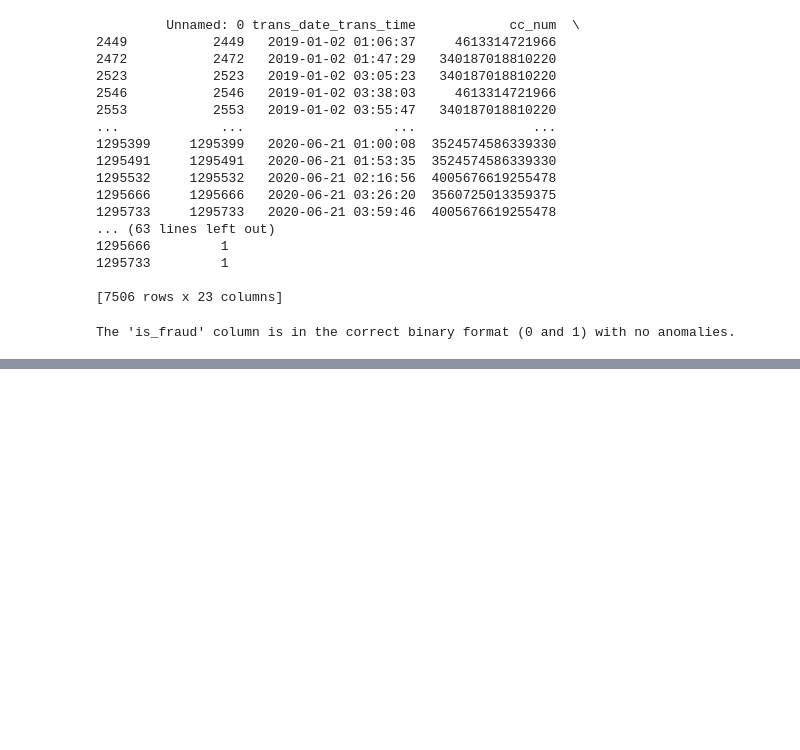
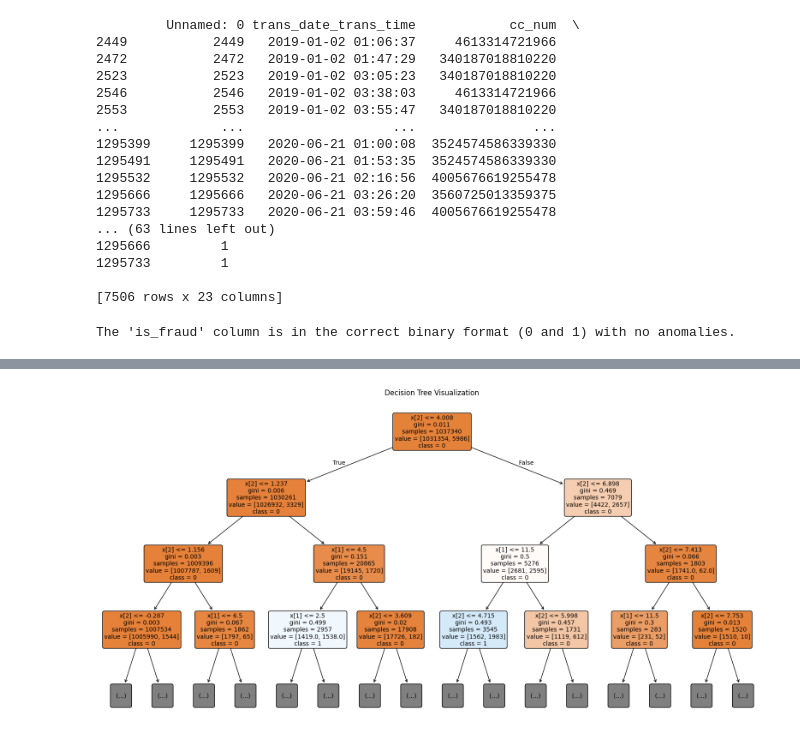
Before and after one commit to asiaexperiments/IEEE-CIS-Fraud-Detection, a Jupyter notebook: FraudDetectors.ipynb, the cells around one changed output, grey strips where cells are left out. Drawn from its saved outputs; the diff is of its cells as text; code cells hidden in the pictures; blank space fills up the shorter version.

```diff
--- a/FraudDetectors.ipynb
+++ b/FraudDetectors.ipynb
@@ -452,0 +504,23 @@ KeyError: "['trans_date_trans_time'] not found in axis"
+# %%
+data_types = df.dtypes
+#print("\nData Types:\n", data_types)
+
+# Convert all float columns to strings
+float_columns = df.select_dtypes(include=['float64']).columns
+df[float_columns] = df[float_columns].astype(str)
+
+# Verify the conversion
+print("\nUpdated Data Types:\n", df.dtypes)
+
+from sklearn.model_selection import train_test_split
+X = df.drop('is_fraud', axis=1)
+y = df['is_fraud']
+
+# Train-test split
+X_train, X_test, y_train, y_test = train_test_split(X, y, test_size=0.2, random_state=42)
+
+print(f"Training set size: {X_train.shape}")
+print(f"Test set size: {X_test.shape}")
+
+print(X_train.dtypes)
+print(X_test.dtypes)
@@ -452,0 +595,21 @@ KeyError: "['trans_date_trans_time'] not found in axis"
+# %%
+# add visulizations
+
+from sklearn.tree import DecisionTreeClassifier, plot_tree
+import matplotlib.pyplot as plt
+
+# visualization plot
+plt.figure(figsize=(20, 10))  # Set figure size for clarity
+plot_tree(
+    dt_model,
+    feature_names=X_train.columns if isinstance(X_train, pd.DataFrame) else None,
+    class_names=[str(c) for c in dt_model.classes_],
+    filled=True,
+    rounded=True,
+    fontsize=10,
+    max_depth=3 # Limiting the depth for better readability
+)
+plt.title("Decision Tree Visualization")
+plt.show()
+# %% [output]
+[figure, added]
```
Also changed, not shown: parts of 14 cells of this notebook.
